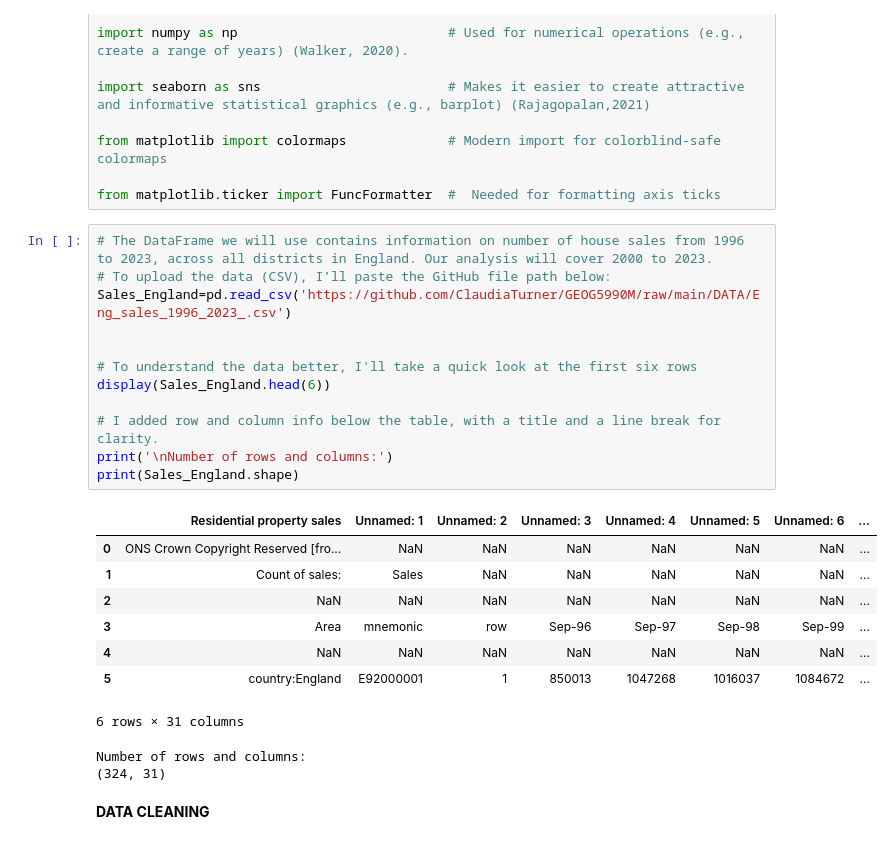
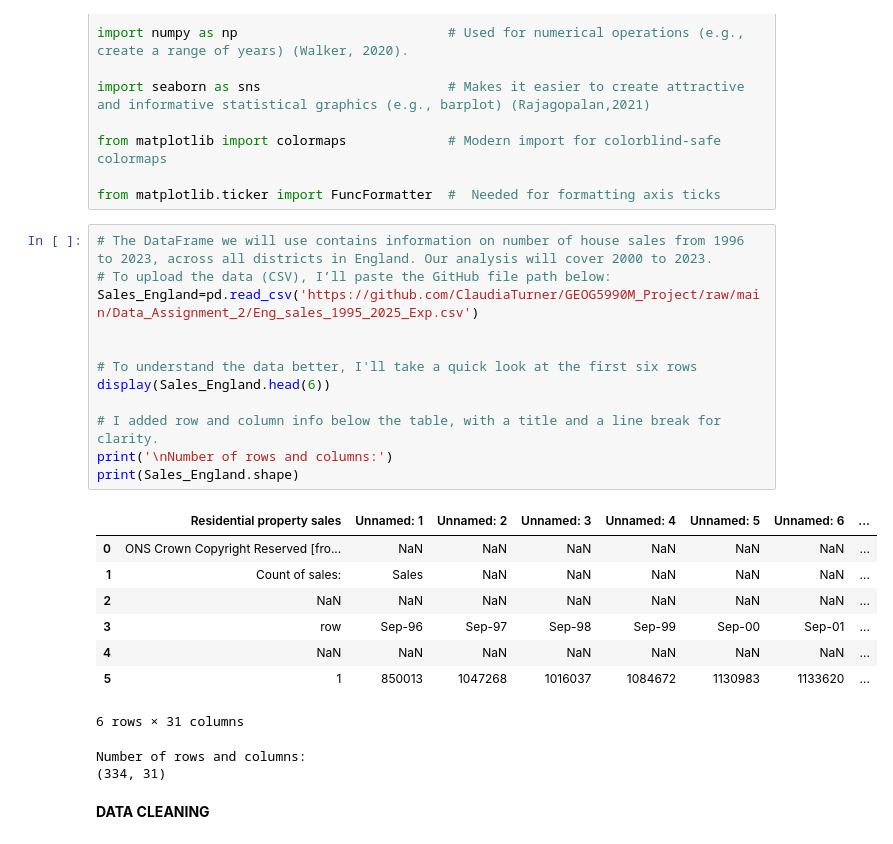
Before and after one commit to ClaudiaTurner/GEOG5990M_Project, a Jupyter notebook: Final_Project_Python_GEOG5990M.ipynb, the cells around one changed output. Drawn from its saved outputs; the diff is of its cells as text.

```diff
--- a/Final_Project_Python_GEOG5990M.ipynb
+++ b/Final_Project_Python_GEOG5990M.ipynb
@@ -30,26 +30,26 @@ from matplotlib.ticker import FuncFormatter  #  Needed for formatting axis ticks
 # %%
 # The DataFrame we will use contains information on number of house sales from 1996 to 2023, across all districts in England. Our analysis will cover 2000 to 2023.
 # To upload the data (CSV), I’ll paste the GitHub file path below:
-Sales_England=pd.read_csv('https://github.com/ClaudiaTurner/GEOG5990M/raw/main/DATA/Eng_sales_1996_2023_.csv')
+Sales_England=pd.read_csv('https://github.com/ClaudiaTurner/GEOG5990M_Project/raw/main/Data_Assignment_2/Eng_sales_1995_2025_Exp.csv')
 
 
 # To understand the data better, I'll take a quick look at the first six rows
 display(Sales_England.head(6))
 
 # I added row and column info below the table, with a title and a line break for clarity.
 print('\nNumber of rows and columns:')
 print(Sales_England.shape)
 # %% [output]
 |  | Residential property sales | Unnamed: 1 | Unnamed: 2 | Unnamed: 3 | Unnamed: 4 | Unnamed: 5 | Unnamed: 6 | ... |
 | 0 | ONS Crown Copyright Reserved [fro... | NaN | NaN | NaN | NaN | NaN | NaN | ... |
 | 1 | Count of sales: | Sales | NaN | NaN | NaN | NaN | NaN | ... |
 | 2 | NaN | NaN | NaN | NaN | NaN | NaN | NaN | ... |
-| 3 | Area | mnemonic | row | Sep-96 | Sep-97 | Sep-98 | Sep-99 | ... |
+| 3 | row | Sep-96 | Sep-97 | Sep-98 | Sep-99 | Sep-00 | Sep-01 | ... |
 | 4 | NaN | NaN | NaN | NaN | NaN | NaN | NaN | ... |
-| 5 | country:England | E92000001 | 1 | 850013 | 1047268 | 1016037 | 1084672 | ... |
+| 5 | 1 | 850013 | 1047268 | 1016037 | 1084672 | 1130983 | 1133620 | ... |
 6 rows × 31 columns
 Number of rows and columns:
-(324, 31)
+(334, 31)
 # %% [markdown]
 **DATA CLEANING**
 # %%
```
Also changed, not shown: parts of 2 cells of this notebook.
